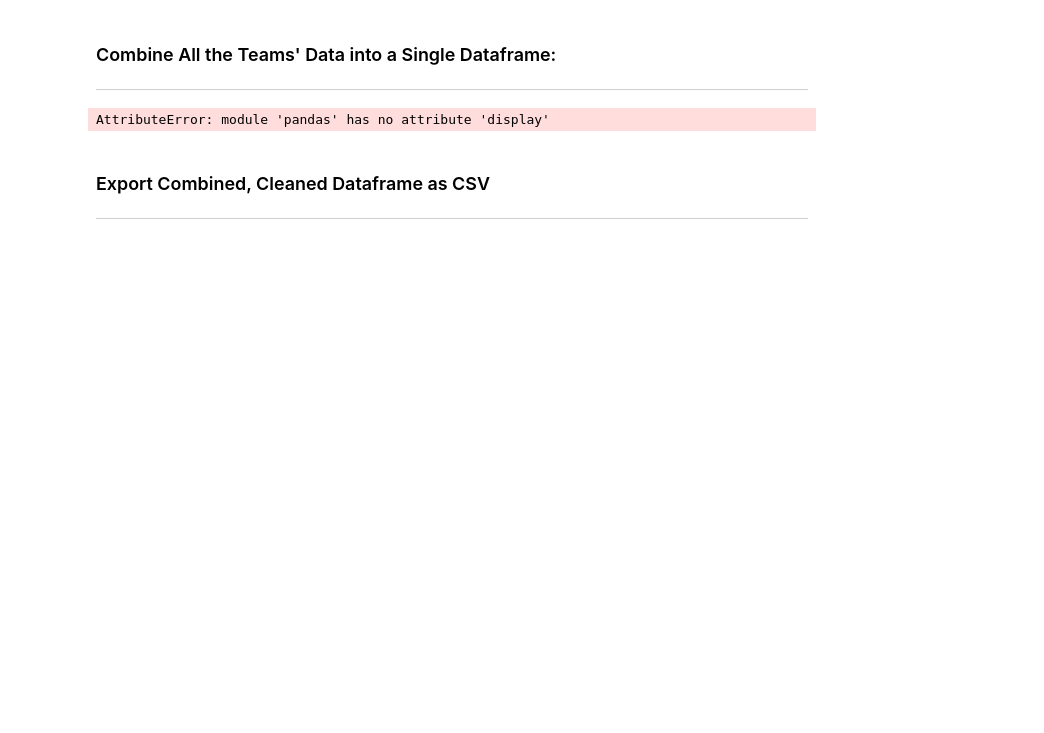
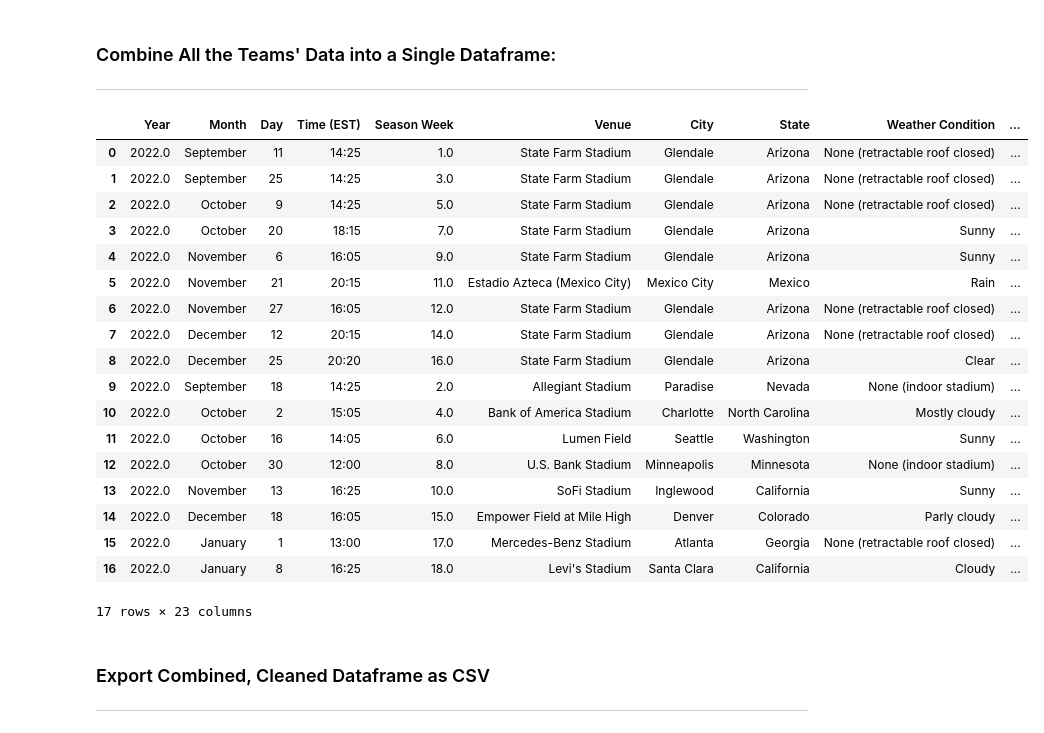
Before and after one commit to cwolf1424/Group_Project_4-NFL_Game_Outcome_Predictor, a Jupyter notebook: 03-Wrangling_Data/Wrangling_Data.ipynb, the cells around one changed output. Cells and saved outputs as stored; diff of their text form; code cells hidden in the pictures; blank space fills up the shorter version.

```diff
--- a/03-Wrangling_Data/Wrangling_Data.ipynb
+++ b/03-Wrangling_Data/Wrangling_Data.ipynb
@@ -478,8 +478,8 @@ cur_df_cleaned_home = cur_df_cleaned_home.drop(columns = ["Opponent"])
 # Rename Columns
 cur_df_cleaned_home = cur_df_cleaned_home.rename(columns = {
                                                             "Team":"Home Team",
-                                                            "Team Pre-Game Season W Streak":"Home Team Pre Game Season W Streak",
-                                                            "Team Pre-Game Season L Streak":"Home Team Pre Game Season L Streak",
+                                                            "Team Pre-Game Season W Streak":"Home Team Pre-Game Season W Streak",
+                                                            "Team Pre-Game Season L Streak":"Home Team Pre-Game Season L Streak",
                                                             "Team Pre-Game Season W/L Ratio":"Home Team Pre-Game Season W/L Ratio",
                                                             "Team Pre-Game Season Avg Points For":"Home Team Pre-Game Season Avg Points For",
                                                             "Team Pre-Game Season Avg Points Against":"Home Team Pre-Game Season Avg Points Against"
@@ -492,8 +492,8 @@ cur_df_cleaned_away = cur_df_cleaned_away.drop(columns = ["Opponent"])
 # Rename Columns
 cur_df_cleaned_away = cur_df_cleaned_away.rename(columns = {
                                                             "Team":"Away Team",
-                                                            "Team Pre-Game Season W Streak":"Away Team Pre Game Season W Streak",
-                                                            "Team Pre-Game Season L Streak":"Home Team Pre Game Season L Streak",
+                                                            "Team Pre-Game Season W Streak":"Away Team Pre-Game Season W Streak",
+                                                            "Team Pre-Game Season L Streak":"Away Team Pre-Game Season L Streak",
                                                             "Team Pre-Game Season W/L Ratio":"Away Team Pre-Game Season W/L Ratio",
                                                             "Team Pre-Game Season Avg Points For":"Away Team Pre-Game Season Avg Points For",
                                                             "Team Pre-Game Season Avg Points Against":"Away Team Pre-Game Season Avg Points Against"
@@ -696,6 +696,7 @@ master_away_df
 |  | Year | Month | Day | Time (EST) | Season Week | Venue | City | State | Weather Condition | ... |
 # %%
 # Combine Steps from Above and Itterate Though the CSVs
+csv_paths = ["Grabbing_Data_Exports/2022_Arizona_Cardinals.csv"]
 
 for path in csv_paths:
 
@@ -907,8 +908,8 @@ for path in csv_paths:
     # Rename Columns
     cur_df_cleaned_home = cur_df_cleaned_home.rename(columns = {
                                                                 "Team":"Home Team",
-                                                                "Team Pre-Game Season W Streak":"Home Team Pre Game Season W Streak",
-                                                                "Team Pre-Game Season L Streak":"Home Team Pre Game Season L Streak",
+                                                                "Team Pre-Game Season W Streak":"Home Team Pre-Game Season W Streak",
+                                                                "Team Pre-Game Season L Streak":"Home Team Pre-Game Season L Streak",
                                                                 "Team Pre-Game Season W/L Ratio":"Home Team Pre-Game Season W/L Ratio",
                                                                 "Team Pre-Game Season Avg Points For":"Home Team Pre-Game Season Avg Points For",
                                                                 "Team Pre-Game Season Avg Points Against":"Home Team Pre-Game Season Avg Points Against"
@@ -921,8 +922,8 @@ for path in csv_paths:
     # Rename Columns
     cur_df_cleaned_away = cur_df_cleaned_away.rename(columns = {
                                                                 "Team":"Away Team",
-                                                                "Team Pre-Game Season W Streak":"Away Team Pre Game Season W Streak",
-                                                                "Team Pre-Game Season L Streak":"Home Team Pre Game Season L Streak",
+                                                                "Team Pre-Game Season W Streak":"Away Team Pre-Game Season W Streak",
+                                                                "Team Pre-Game Season L Streak":"Away Team Pre-Game Season L Streak",
                                                                 "Team Pre-Game Season W/L Ratio":"Away Team Pre-Game Season W/L Ratio",
                                                                 "Team Pre-Game Season Avg Points For":"Away Team Pre-Game Season Avg Points For",
                                                                 "Team Pre-Game Season Avg Points Against":"Away Team Pre-Game Season Avg Points Against"
@@ -1055,11 +1040,40 @@ memory usage: 90.4+ KB
 # %%
 # Merge the Master Home and Away Dataframes on the Shared "Date" and "Venue" Columns (So Both Teams' Data Are in One Row for Each Game)
 
-merged_master_df = pd.merge(master_home_df,master_away_df, on=["Year","Month","Day","Venue"], how="inner")
+merged_master_df = pd.merge(master_home_df,master_away_df, on=["Year",
+                                                               "Month",
+                                                               "Day",
+                                                               "Time (EST)",
+                                                               "Season Week",
+                                                               "Venue",
+                                                               "City",
+                                                               "State",
+                                                               "Weather Condition",
+                                                               "Temperature (F)",
+                                                               "Outcome"
+                                                               ], how="outer")
 
-pd.display(merged_master_df)
+merged_master_df
 # %% [output]
+|  | Year | Month | Day | Time (EST) | Season Week | Venue | City | State | Weather Condition | ... |
+| 0 | 2022.0 | September | 11 | 14:25 | 1.0 | State Farm Stadium | Glendale | Arizona | None (retractable roof closed) | ... |
+| 1 | 2022.0 | September | 25 | 14:25 | 3.0 | State Farm Stadium | Glendale | Arizona | None (retractable roof closed) | ... |
+| 2 | 2022.0 | October | 9 | 14:25 | 5.0 | State Farm Stadium | Glendale | Arizona | None (retractable roof closed) | ... |
+| 3 | 2022.0 | October | 20 | 18:15 | 7.0 | State Farm Stadium | Glendale | Arizona | Sunny | ... |
+| 4 | 2022.0 | November | 6 | 16:05 | 9.0 | State Farm Stadium | Glendale | Arizona | Sunny | ... |
+| 5 | 2022.0 | November | 21 | 20:15 | 11.0 | Estadio Azteca (Mexico City) | Mexico City | Mexico | Rain | ... |
+| 6 | 2022.0 | November | 27 | 16:05 | 12.0 | State Farm Stadium | Glendale | Arizona | None (retractable roof closed) | ... |
+| 7 | 2022.0 | December | 12 | 20:15 | 14.0 | State Farm Stadium | Glendale | Arizona | None (retractable roof closed) | ... |
+| 8 | 2022.0 | December | 25 | 20:20 | 16.0 | State Farm Stadium | Glendale | Arizona | Clear | ... |
+| 9 | 2022.0 | September | 18 | 14:25 | 2.0 | Allegiant Stadium | Paradise | Nevada | None (indoor stadium) | ... |
+| 10 | 2022.0 | October | 2 | 15:05 | 4.0 | Bank of America Stadium | Charlotte | North Carolina | Mostly cloudy | ... |
+| 11 | 2022.0 | October | 16 | 14:05 | 6.0 | Lumen Field | Seattle | Washington | Sunny | ... |
+| 12 | 2022.0 | October | 30 | 12:00 | 8.0 | U.S. Bank Stadium | Minneapolis | Minnesota | None (indoor stadium) | ... |
+| 13 | 2022.0 | November | 13 | 16:25 | 10.0 | SoFi Stadium | Inglewood | California | Sunny | ... |
+| 14 | 2022.0 | December | 18 | 16:05 | 15.0 | Empower Field at Mile High | Denver | Colorado | Parly cloudy | ... |
+| 15 | 2022.0 | January | 1 | 13:00 | 17.0 | Mercedes-Benz Stadium | Atlanta | Georgia | None (retractable roof closed) | ... |
+| 16 | 2022.0 | January | 8 | 16:25 | 18.0 | Levi's Stadium | Santa Clara | California | Cloudy | ... |
-AttributeError: module 'pandas' has no attribute 'display'
+17 rows × 23 columns
 # %% [markdown]
 ### Export Combined, Cleaned Dataframe as CSV
 ---
```
Also changed, not shown: parts of 4 cells of this notebook.
